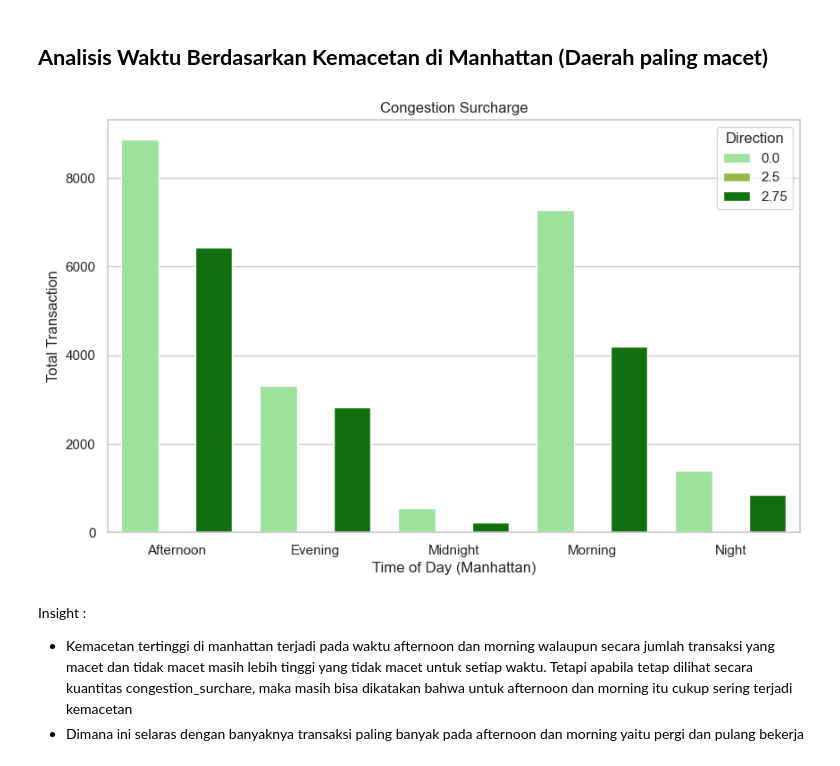
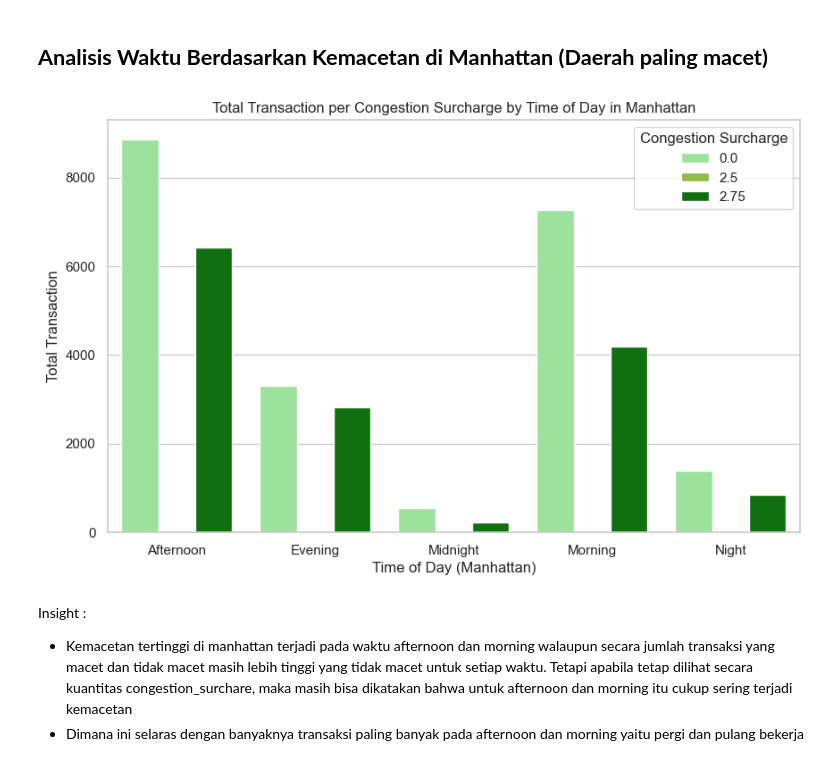
Before and after one commit to ariqr11/capstone2_purwadhika, a Jupyter notebook: DataAnalysis.ipynb, the cells around one changed output. Cells and saved outputs as stored; diff of their text form; code cells hidden in the pictures.

```diff
--- a/DataAnalysis.ipynb
+++ b/DataAnalysis.ipynb
@@ -507,18 +541,18 @@ Insight :
 # %%
 filtered_df = df[(df['borough_relation'] == 'Same Borough') & (df['pickup_borough'] == 'Manhattan')]
 
 grouped_df = filtered_df.groupby(['time_of_day', 'congestion_surcharge']).size().reset_index(name='count')
 
 sns.set(style='whitegrid')
 plt.figure(figsize=(10, 6))
 sns.barplot(x='time_of_day', y='count', hue='congestion_surcharge', data=grouped_df,palette=palette)
 plt.xlabel('Time of Day (Manhattan)')
 plt.ylabel('Total Transaction')
-plt.title('Congestion Surcharge')
-plt.legend(title='Direction')
+plt.title('Total Transaction per Congestion Surcharge by Time of Day in Manhattan')
+plt.legend(title='Congestion Surcharge',loc='upper right')
 plt.show()
 # %% [output]
-[figure, old version]
+[figure, new version]
 # %% [markdown]
 Insight :
 
```
Also changed, not shown: parts of 33 cells of this notebook, 4 other files.
